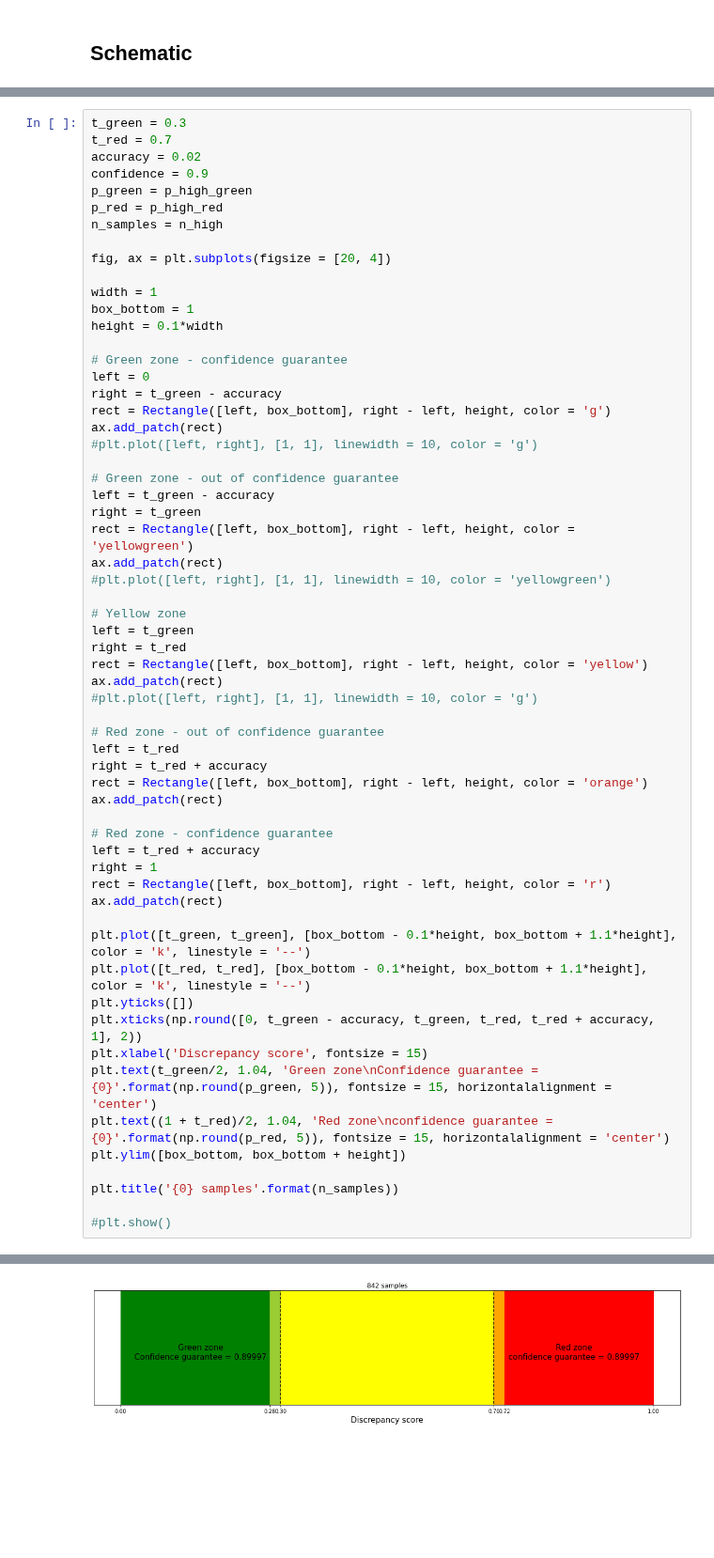
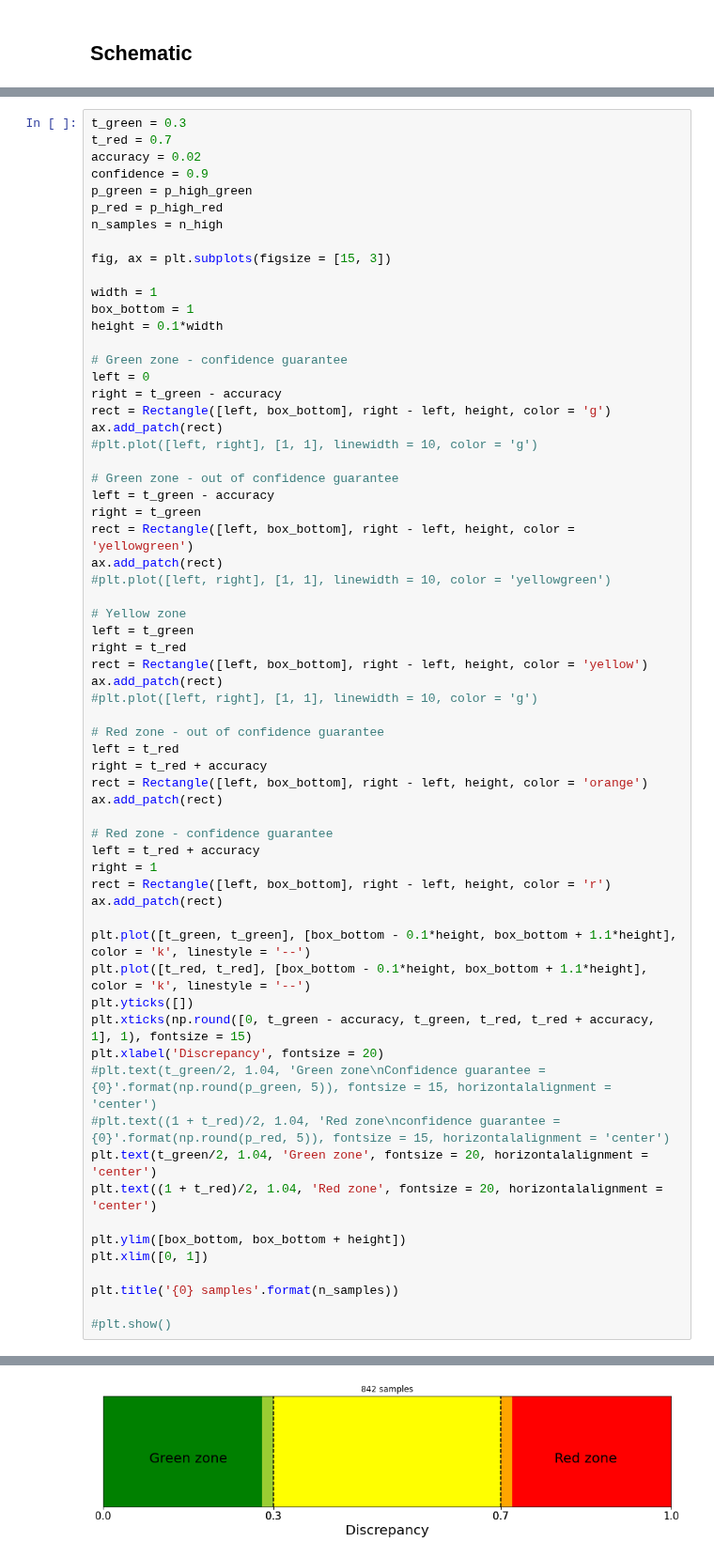
Before and after one commit to amrita112/DiscSim-old, a Jupyter notebook: Scripts/binomial_confidence_demo.ipynb, the cells around one changed output, grey strips where cells are left out. Shown at 94% size. Saved outputs shown, nothing was run; the diff lists cells and outputs as text; blank space fills up the shorter version.

```diff
--- a/Scripts/binomial_confidence_demo.ipynb
+++ b/Scripts/binomial_confidence_demo.ipynb
@@ -340,7 +362,7 @@ p_green = p_high_green
 p_red = p_high_red
 n_samples = n_high
 
-fig, ax = plt.subplots(figsize = [20, 4])
+fig, ax = plt.subplots(figsize = [15, 3])
 
 width = 1
 box_bottom = 1
@@ -362,35 +384,39 @@ ax.add_patch(rect)
 
 # Yellow zone
 left = t_green
 right = t_red
 rect = Rectangle([left, box_bottom], right - left, height, color = 'yellow')
 ax.add_patch(rect)
 #plt.plot([left, right], [1, 1], linewidth = 10, color = 'g')
 
 # Red zone - out of confidence guarantee
 left = t_red
 right = t_red + accuracy
 rect = Rectangle([left, box_bottom], right - left, height, color = 'orange')
 ax.add_patch(rect)
 
 # Red zone - confidence guarantee
 left = t_red + accuracy
 right = 1
 rect = Rectangle([left, box_bottom], right - left, height, color = 'r')
 ax.add_patch(rect)
 
 plt.plot([t_green, t_green], [box_bottom - 0.1*height, box_bottom + 1.1*height], color = 'k', linestyle = '--')
 plt.plot([t_red, t_red], [box_bottom - 0.1*height, box_bottom + 1.1*height], color = 'k', linestyle = '--')
 plt.yticks([])
-plt.xticks(np.round([0, t_green - accuracy, t_green, t_red, t_red + accuracy, 1], 2))
-plt.xlabel('Discrepancy score', fontsize = 15)
-plt.text(t_green/2, 1.04, 'Green zone\nConfidence guarantee = {0}'.format(np.round(p_green, 5)), fontsize = 15, horizontalalignment = 'center')
-plt.text((1 + t_red)/2, 1.04, 'Red zone\nconfidence guarantee = {0}'.format(np.round(p_red, 5)), fontsize = 15, horizontalalignment = 'center')
+plt.xticks(np.round([0, t_green - accuracy, t_green, t_red, t_red + accuracy, 1], 1), fontsize = 15)
+plt.xlabel('Discrepancy', fontsize = 20)
+#plt.text(t_green/2, 1.04, 'Green zone\nConfidence guarantee = {0}'.format(np.round(p_green, 5)), fontsize = 15, horizontalalignment = 'center')
+#plt.text((1 + t_red)/2, 1.04, 'Red zone\nconfidence guarantee = {0}'.format(np.round(p_red, 5)), fontsize = 15, horizontalalignment = 'center')
+plt.text(t_green/2, 1.04, 'Green zone', fontsize = 20, horizontalalignment = 'center')
+plt.text((1 + t_red)/2, 1.04, 'Red zone', fontsize = 20, horizontalalignment = 'center')
+
 plt.ylim([box_bottom, box_bottom + height])
+plt.xlim([0, 1])
 
 plt.title('{0} samples'.format(n_samples))
 
 #plt.show()
 # %% [output]
 Text(0.5, 1.0, '842 samples')
-[figure, old version]
+[figure, new version]
```
Also changed, not shown: parts of 17 cells of this notebook, 2 other files.
